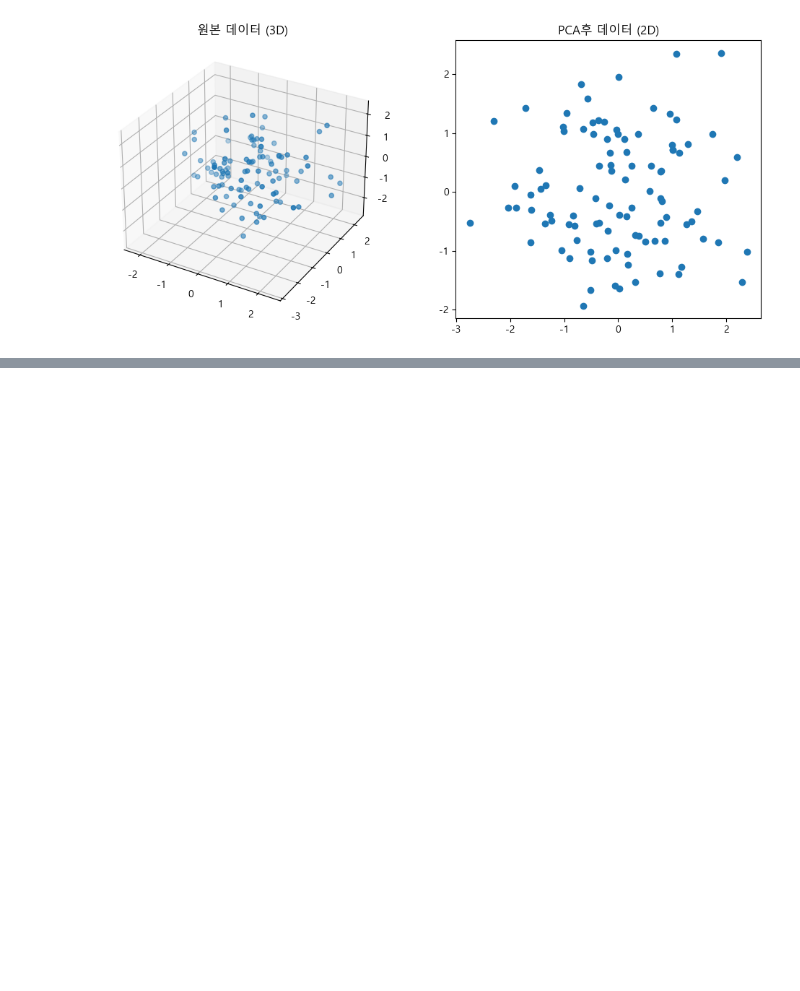
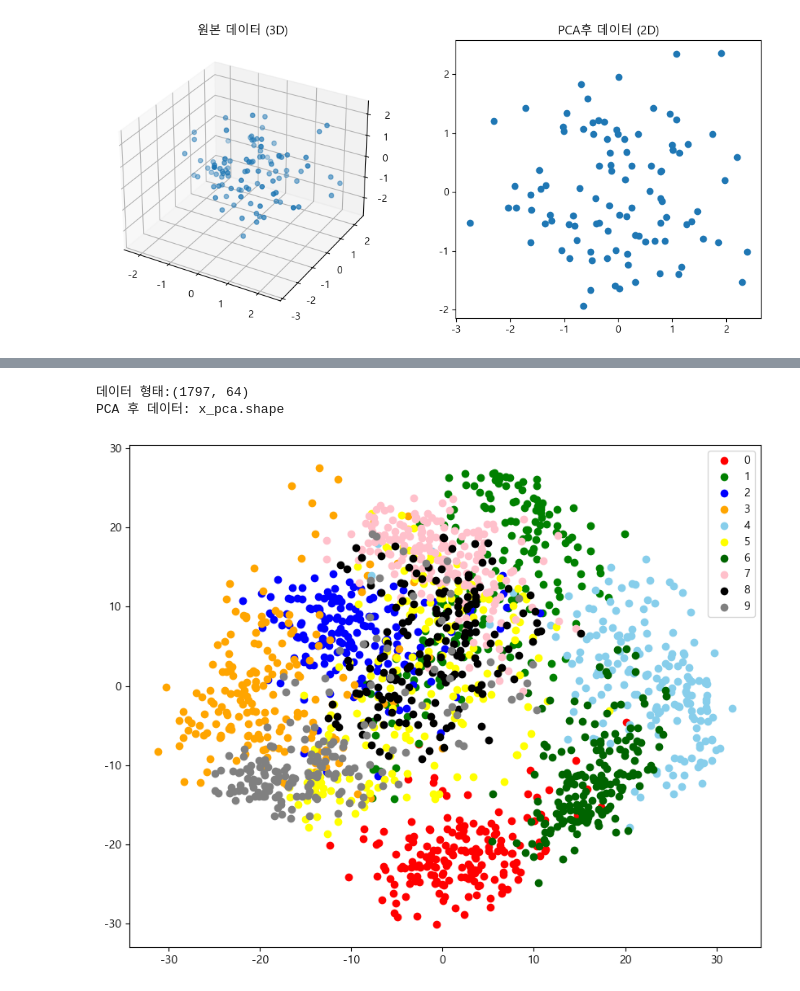
Before and after one commit to SkyWithLab/Workspace, a Jupyter notebook: 10_AI_Prediction/unsupervised_learning/3_pca_dim_reduction.ipynb, the cells around one changed output, grey strips where cells are left out. Saved outputs shown, nothing was run; the diff lists cells and outputs as text; code cells hidden in the pictures; blank space fills up the shorter version.

Commit message:
PCA digits 데이터 이용

```diff
--- a/10_AI_Prediction/unsupervised_learning/3_pca_dim_reduction.ipynb
+++ b/10_AI_Prediction/unsupervised_learning/3_pca_dim_reduction.ipynb
@@ -55,0 +105,31 @@ Text(0.5, 1.0, 'PCA후 데이터 (2D)')
+# %%
+from sklearn.datasets import load_digits
+
+# 데이터 불러오기
+digits=load_digits(as_frame=True)
+# 데이터 형태 확인
+x=digits.data
+y=digits.target
+print(f'데이터 형태:{x.shape}')
+# (1797,64) =>1797행(데이터 개수), 64열(Feature)-> 64차원 데이터
+# 2차원으로 축소
+pca=PCA(n_components=2)
+x_pca=pca.fit_transform(x)
+# * fit : PCA 기준축(주성분) 학습
+# * transform : 원본 데이터를 주성분 기준 좌표로 변환
+print(f'PCA 후 데이터: x_pca.shape')
+# 시각화
+colors=['r','g','b','orange','skyblue','yellow','darkgreen','pink','black','grey']
+plt.figure(figsize=(10,8))
+for c,i in zip(colors,range(10)):
+  plt.scatter(
+    x_pca[y==i,0],
+    x_pca[y==i,1],
+    color=c,
+    label=i
+  )
+  plt.legend()
+# %% [output]
+데이터 형태:(1797, 64)
+PCA 후 데이터: x_pca.shape
+[figure, added]
```
Also changed, not shown: parts of 1 cell of this notebook.
